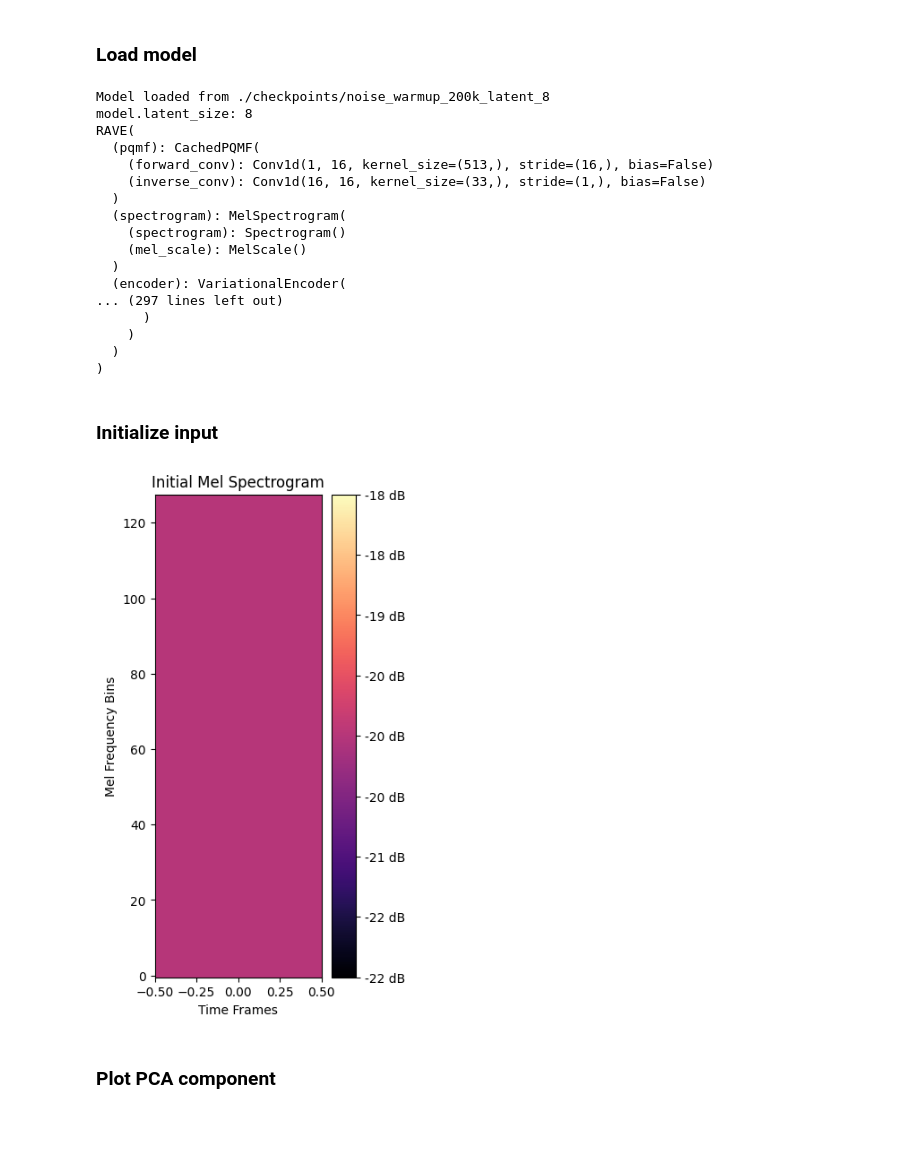
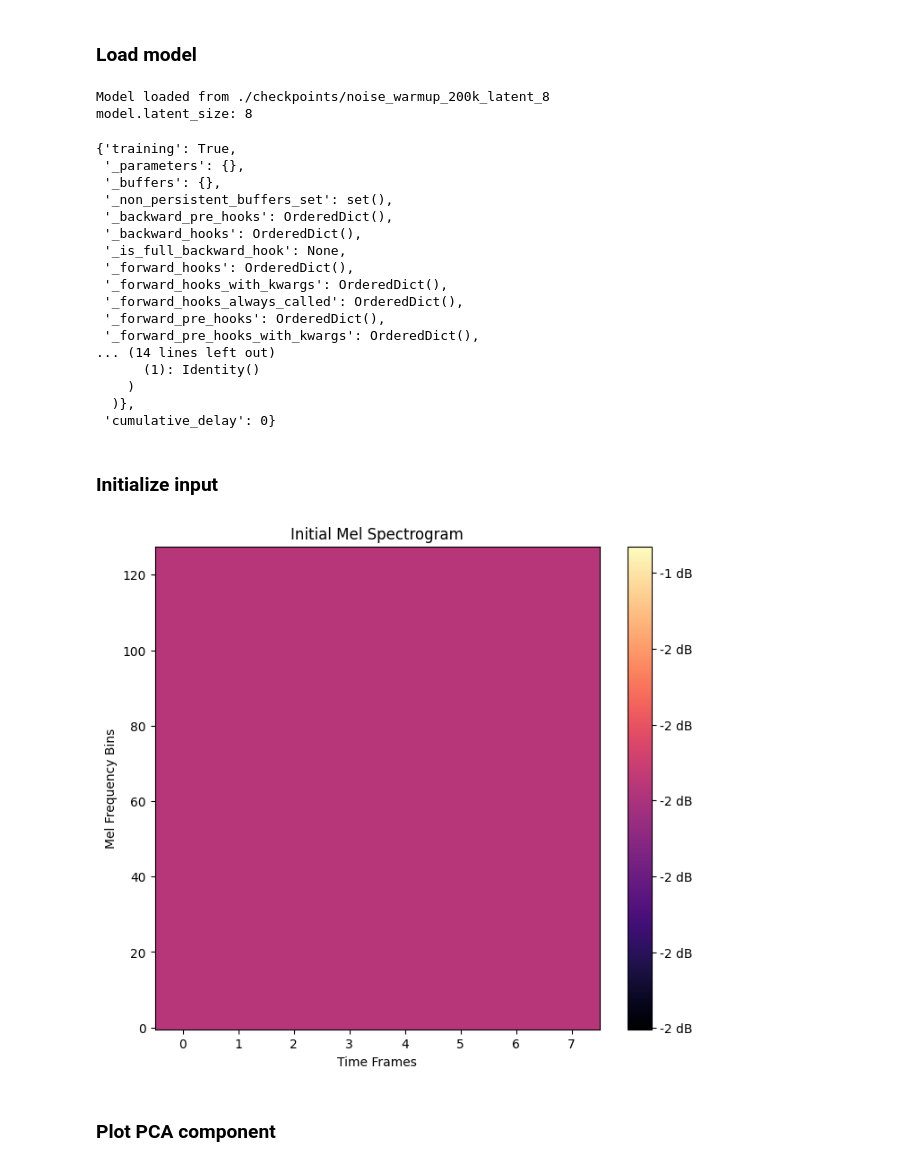
Before and after one commit to lfogarty98/XRAVE, a Jupyter notebook: visualize.ipynb, the cells around one changed output. Cells and saved outputs as stored; diff of their text form; code cells hidden in the pictures; blank space fills up the shorter version.

Commit message:
update logmel spec initialisation to avoid negative optimal values
Signed-off-by: Liam Fogarty <lfogarty9995@gmail.com>

```diff
--- a/visualize.ipynb
+++ b/visualize.ipynb
@@ -36,7 +37,7 @@ def plot_mel_spectrogram(mel_spectrogram, title='Mel Spectrogram', dB_scale=True
         else:     # Normalize to [0, 1]
             mel_spectrogram = (mel_spectrogram - mel_min) / (mel_max - mel_min)
 
-    plt.figure(figsize=(3, 7))
+    plt.figure(figsize=(8, 7))
     plt.imshow(mel_spectrogram, origin="lower", aspect="auto", cmap="magma")
     plt.title(title)
     plt.xlabel("Time Frames")
@@ -64,46 +65,41 @@ model = model.load_from_checkpoint(run)
 
 print(f'Model loaded from {model_dir}')
 print(f'model.latent_size: {model.latent_size}')
-print(model)
+
+model
+vars(model.encoder.encoder.net[1])
 # %% [output]
 Model loaded from ./checkpoints/noise_warmup_200k_latent_8
 model.latent_size: 8
-RAVE(
-  (pqmf): CachedPQMF(
-    (forward_conv): Conv1d(1, 16, kernel_size=(513,), stride=(16,), bias=False)
-    (inverse_conv): Conv1d(16, 16, kernel_size=(33,), stride=(1,), bias=False)
-  )
-  (spectrogram): MelSpectrogram(
-    (spectrogram): Spectrogram()
-    (mel_scale): MelScale()
-  )
-  (encoder): VariationalEncoder(
-... (297 lines left out)
-      )
-    )
-  )
-)
+{'training': True,
+ '_parameters': {},
+ '_buffers': {},
+ '_non_persistent_buffers_set': set(),
+ '_backward_pre_hooks': OrderedDict(),
+ '_backward_hooks': OrderedDict(),
+ '_is_full_backward_hook': None,
+ '_forward_hooks': OrderedDict(),
+ '_forward_hooks_with_kwargs': OrderedDict(),
+ '_forward_hooks_always_called': OrderedDict(),
+ '_forward_pre_hooks': OrderedDict(),
+ '_forward_pre_hooks_with_kwargs': OrderedDict(),
+... (14 lines left out)
+      (1): Identity()
+    )
+  )},
+ 'cumulative_delay': 0}
 # %% [markdown]
 ### Initialize input
 # %%
-n_signal = 2048
+# Create placeholder spectrogram input
+n_mels = 128
+C = 8 # compression ratio of encoder based on strides
 
-## Create new spectrogram such that input chunk is transformed to a single time frame ##
-n_mels = 128
-sr = 44100
-melspec_onestep = torchaudio.transforms.MelSpectrogram(
-    sample_rate=sr,
-    n_fft=n_signal,          # one FFT window equals full signal
-    hop_length=n_signal,     # single hop, so only one time frame
-    n_mels=n_mels,
-    center=False,
-    normalized=True
-)
+initial_mel = torch.randn(1, n_mels, C)
+initial_mel[:, :, :] = 10e-1 # NOTE: too small magnitude may lead to negatives in final optimal spectrogram
 
+input = torch.log1p(initial_mel) # log scaling like in RAVE _mel_encode()
 
-initial_mel = melspec_onestep(torch.randn(1, n_signal)) # random input just for shape
-initial_mel[:, :, :] = 10e-3 # set whole image to small constant value
-
-plot_mel_spectrogram(initial_mel, title='Initial Mel Spectrogram')
+plot_mel_spectrogram(input, title='Initial Mel Spectrogram')
 # %% [output]
-[figure, old version]
+[figure, new version]
```
Also changed, not shown: parts of 9 cells of this notebook.
